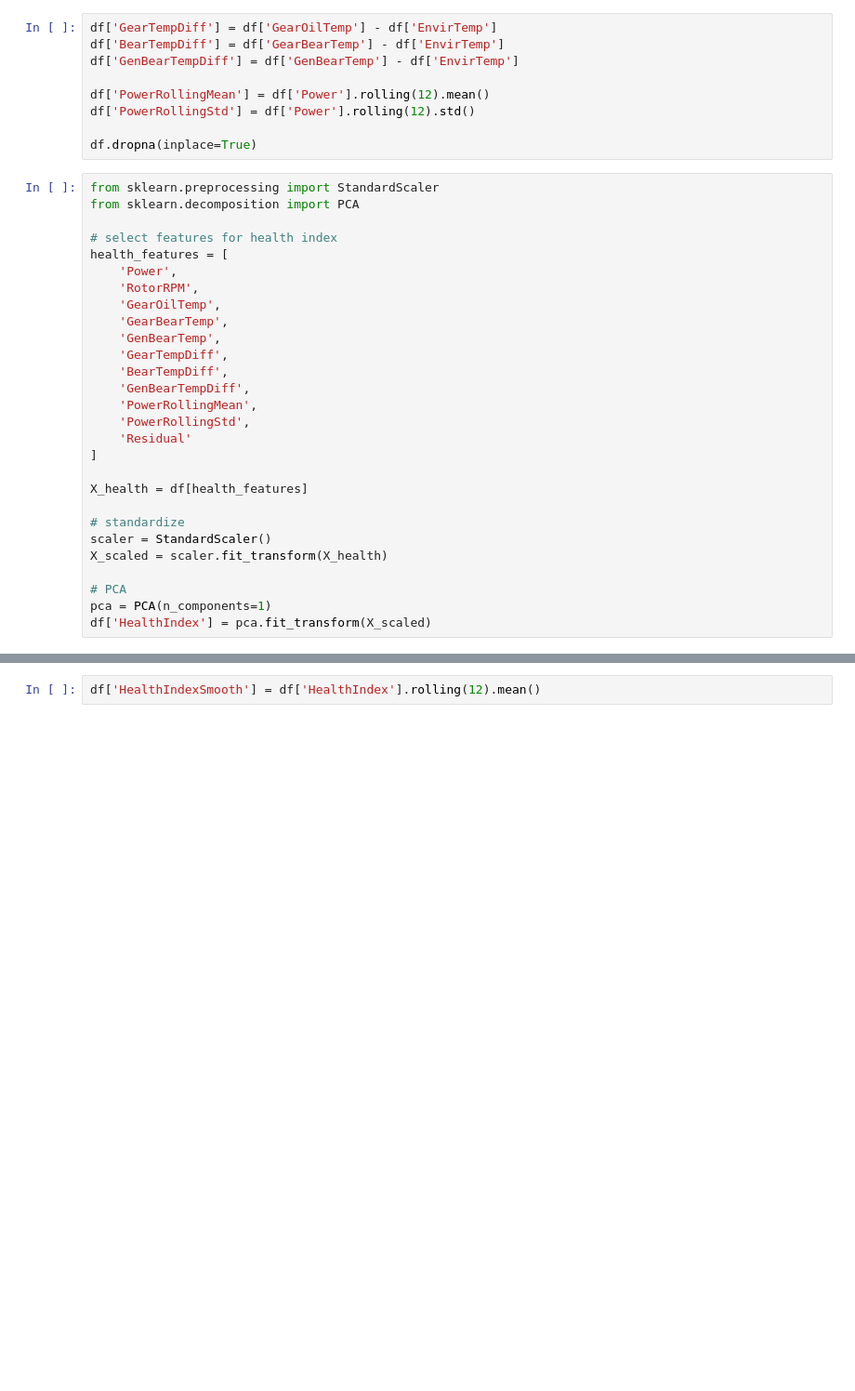
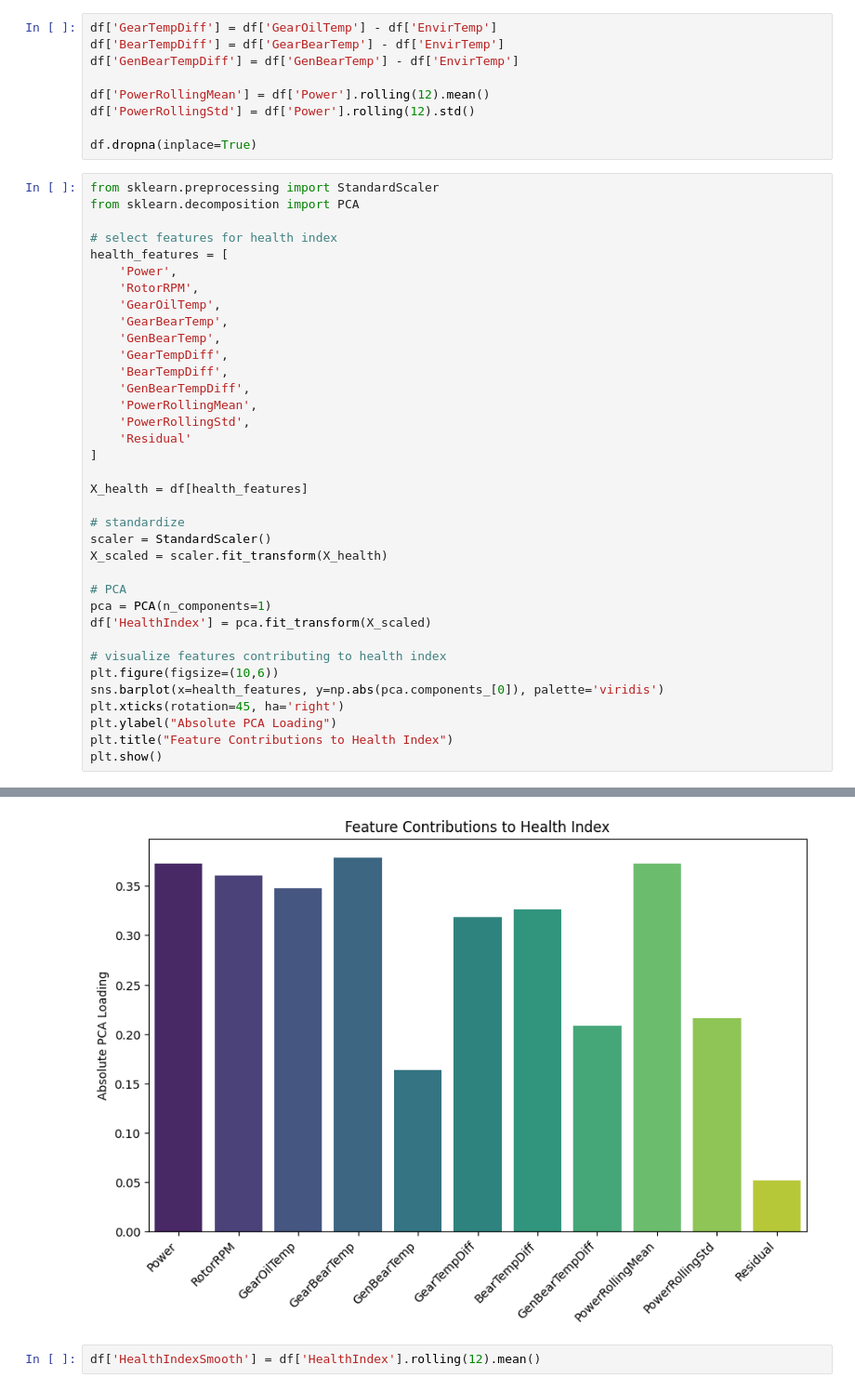
Before and after one commit to prashansarathod/COSC-5806-W03---Data-Analysis-With-Python, a Jupyter notebook: project.ipynb, the cells around one changed output, grey strips where cells are left out. Shown at 93% size. Cells and saved outputs as stored; diff of their text form; blank space fills up the shorter version.

```diff
--- a/project.ipynb
+++ b/project.ipynb
@@ -295,3 +295,12 @@ X_scaled = scaler.fit_transform(X_health)
 # PCA
 pca = PCA(n_components=1)
 df['HealthIndex'] = pca.fit_transform(X_scaled)
+
+# visualize features contributing to health index
+plt.figure(figsize=(10,6))
+sns.barplot(x=health_features, y=np.abs(pca.components_[0]), palette='viridis')
+plt.xticks(rotation=45, ha='right')
+plt.ylabel("Absolute PCA Loading")
+plt.title("Feature Contributions to Health Index")
+plt.show()
+# %% [output]
@@ -298,3 +310,4 @@ df['HealthIndex'] = pca.fit_transform(X_scaled)
+[figure, added]
 # %%
 df['HealthIndexSmooth'] = df['HealthIndex'].rolling(12).mean()
 # %%
```
Also changed, not shown: parts of 2 cells of this notebook.
